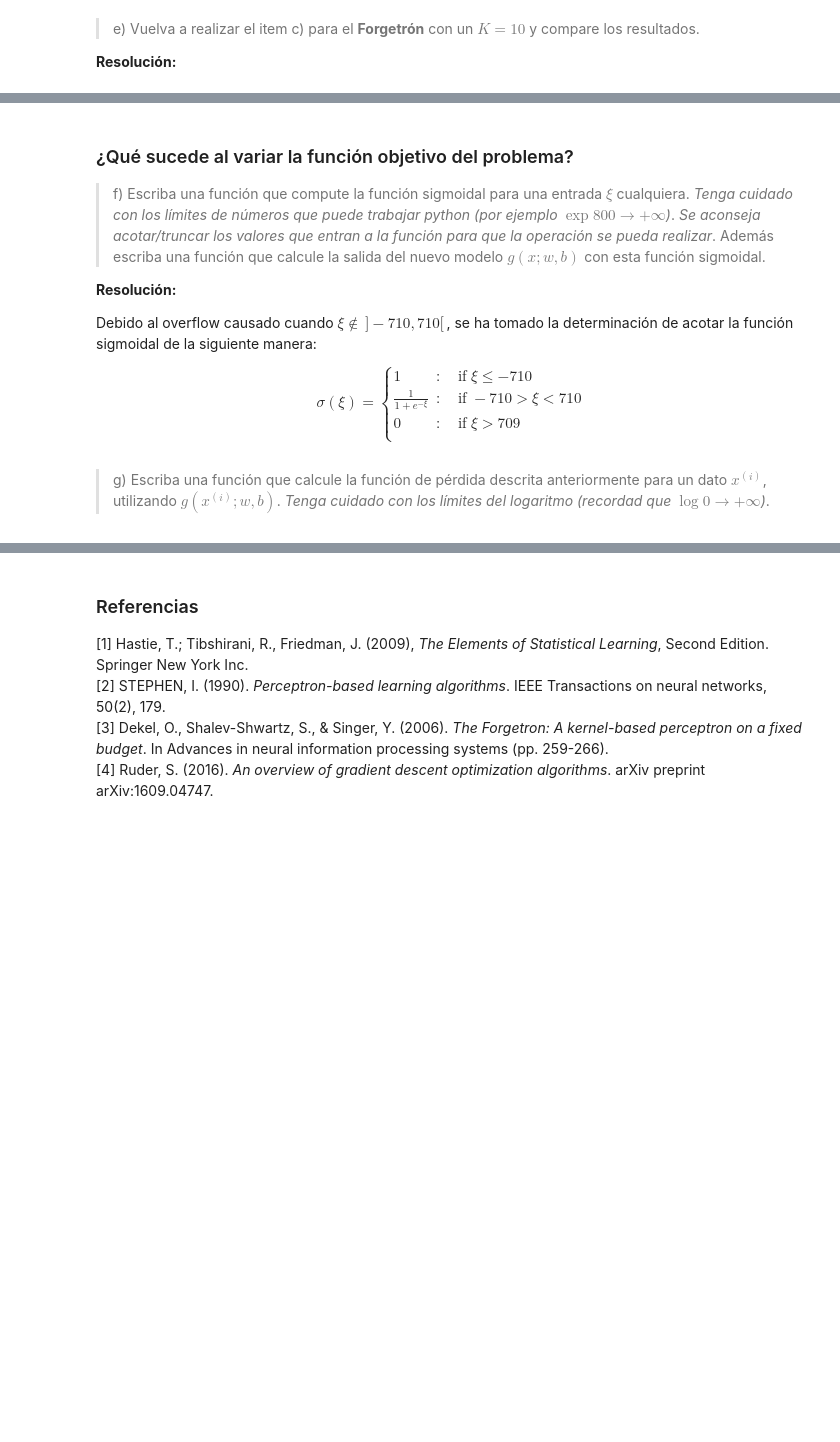
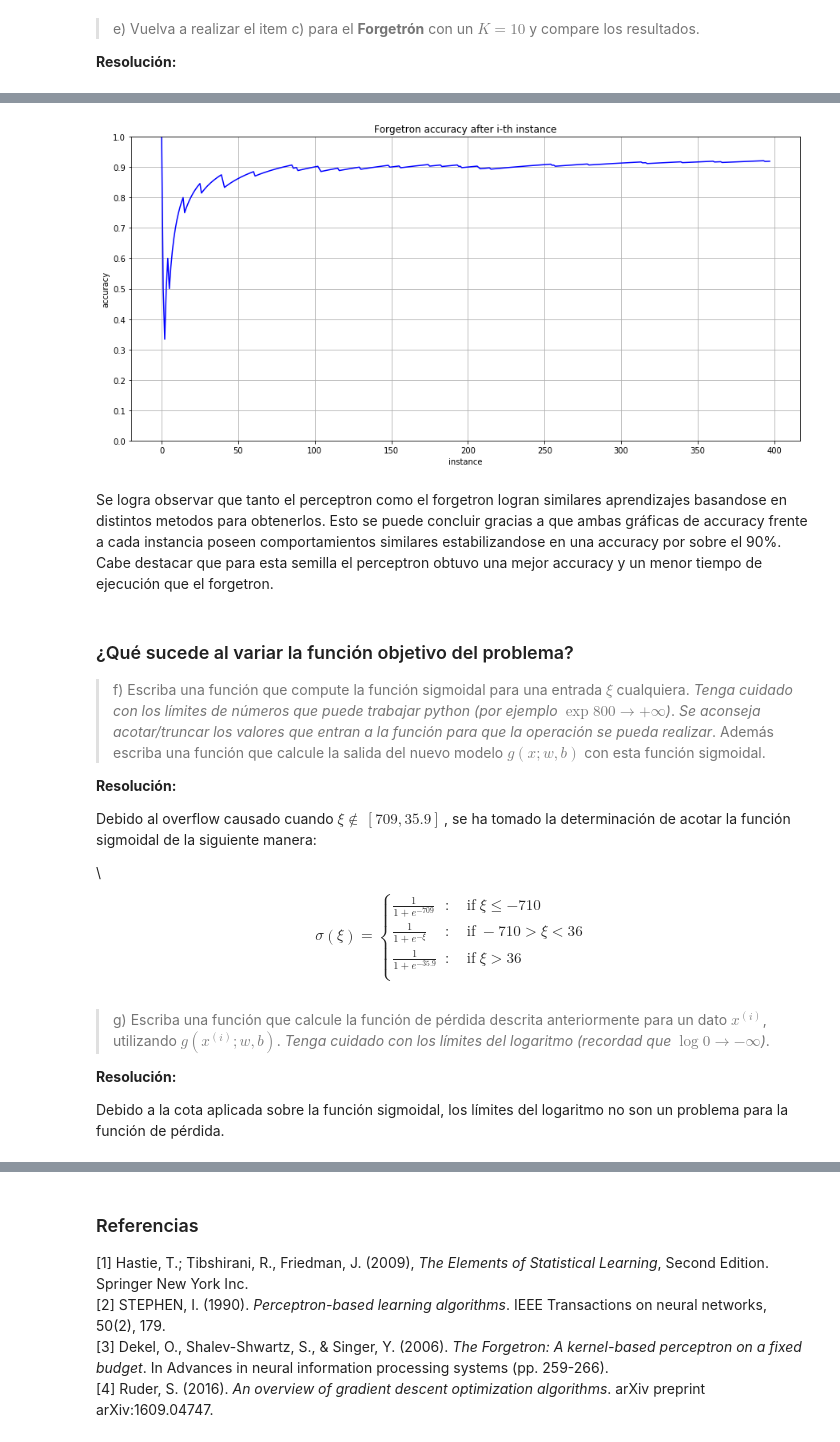
Before and after one commit to Pellizzari/Tarea0-INF393-II-2019, a Jupyter notebook: Solucion.ipynb, the cells around one changed output, grey strips where cells are left out. Drawn from its saved outputs; the diff is of its cells as text; code cells hidden in the pictures; blank space fills up the shorter version.

Commit message:
Forgetron y Sigmoidal incluidas

```diff
--- a/Solucion.ipynb
+++ b/Solucion.ipynb
@@ -147,3 +250,12 @@ plt.show()
 > e) Vuelva a realizar el item c) para el **Forgetrón** con un $K=10$ y compare los resultados.
 
 **Resolución:**
+# %%
+f = Forgetron(len(X_train[0]))
+start_time=time()
+f.train(X_train, y_trained,10)
+elapsed_time=time()-start_time
+print("Tiempo de ejecución: %10f segundos" %elapsed_time)
+
+print("Accuracy final: %10f" %accuracy_score(y_trained, f.output, normalize=True))
+print(f.weights)
@@ -150,3 +272,22 @@ plt.show()
+# %%
+x = [x for x in range(len(f.acc))]
+
+plt.figure(figsize=(15, 7))
+
+plt.ylim(0, 1)
+plt.plot(x, f.acc, color='b')
+plt.yticks(np.arange(0, 1.1, step=0.1))
+
+plt.xlabel('instance')
+plt.ylabel('accuracy')
+plt.title('Forgetron accuracy after i-th instance')
+plt.grid(True)
+
+plt.show()
+# %% [output]
+[figure, added]
+# %% [markdown]
+Se logra observar que tanto el perceptron como el forgetron logran similares aprendizajes basandose en distintos metodos para obtenerlos. Esto se puede concluir gracias a que ambas gráficas de accuracy frente a cada instancia poseen comportamientos similares estabilizandose en una accuracy por sobre el 90%. Cabe destacar que para esta semilla el perceptron obtuvo una mejor accuracy y un menor tiempo de ejecución que el forgetron.
 # %% [markdown]
 ### ¿Qué sucede al variar la función objetivo del problema?
 
@@ -154,14 +295,15 @@ plt.show()
 
 **Resolución:**
 
-Debido al overflow causado cuando $\xi \notin\,]-710,710[\,$, se ha tomado la determinación de acotar la función sigmoidal de la siguiente manera:
+Debido al overflow causado cuando $\xi \notin\,[709, 35.9]\,$, se ha tomado la determinación de acotar la función sigmoidal de la siguiente manera:
 
+\\
 $$
   \sigma(\xi) =
      \begin{cases}
-       1 & :\quad\text{if}\;\xi \le -710\\
-       \frac{1}{1+e^{-\xi}} & :\quad\text{if}\;-710 \gt \xi \lt 710\\
-       0 & :\quad\text{if}\;\xi \gt 709\\
+       \frac{1}{1+e^{-709}} & :\quad\text{if}\;\xi \le -710\\
+       \frac{1}{1+e^{-\xi}} & :\quad\text{if}\;-710 \gt \xi \lt 36\\
+       \frac{1}{1+e^{-35.9}} & :\quad\text{if}\;\xi \gt 36\\
      \end{cases}
 $$
 # %%
@@ -179,3 +321,7 @@ def predict(inputs):
 # %% [markdown]
-> g) Escriba una función que calcule la función de pérdida descrita anteriormente para un dato $x^{(i)}$, utilizando $g(x^{(i)};w,b)$. *Tenga cuidado con los límites del logaritmo (recordad que $\log{0}\rightarrow +\infty$)*.
+> g) Escriba una función que calcule la función de pérdida descrita anteriormente para un dato $x^{(i)}$, utilizando $g(x^{(i)};w,b)$. *Tenga cuidado con los límites del logaritmo (recordad que $\log{0}\rightarrow -\infty$)*.
+
+**Resolución:**
+
+Debido a la cota aplicada sobre la función sigmoidal, los límites del logaritmo no son un problema para la función de pérdida.
 # %%
```
Also changed, not shown: parts of 17 cells of this notebook.
